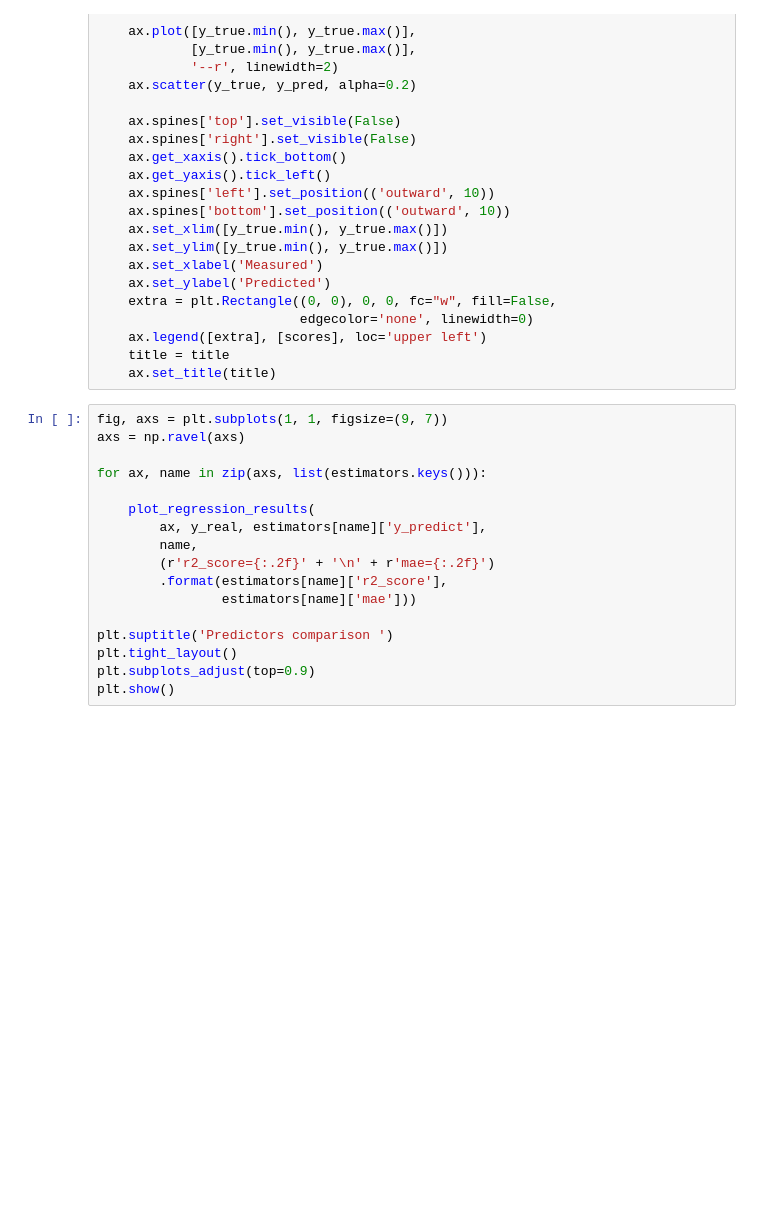
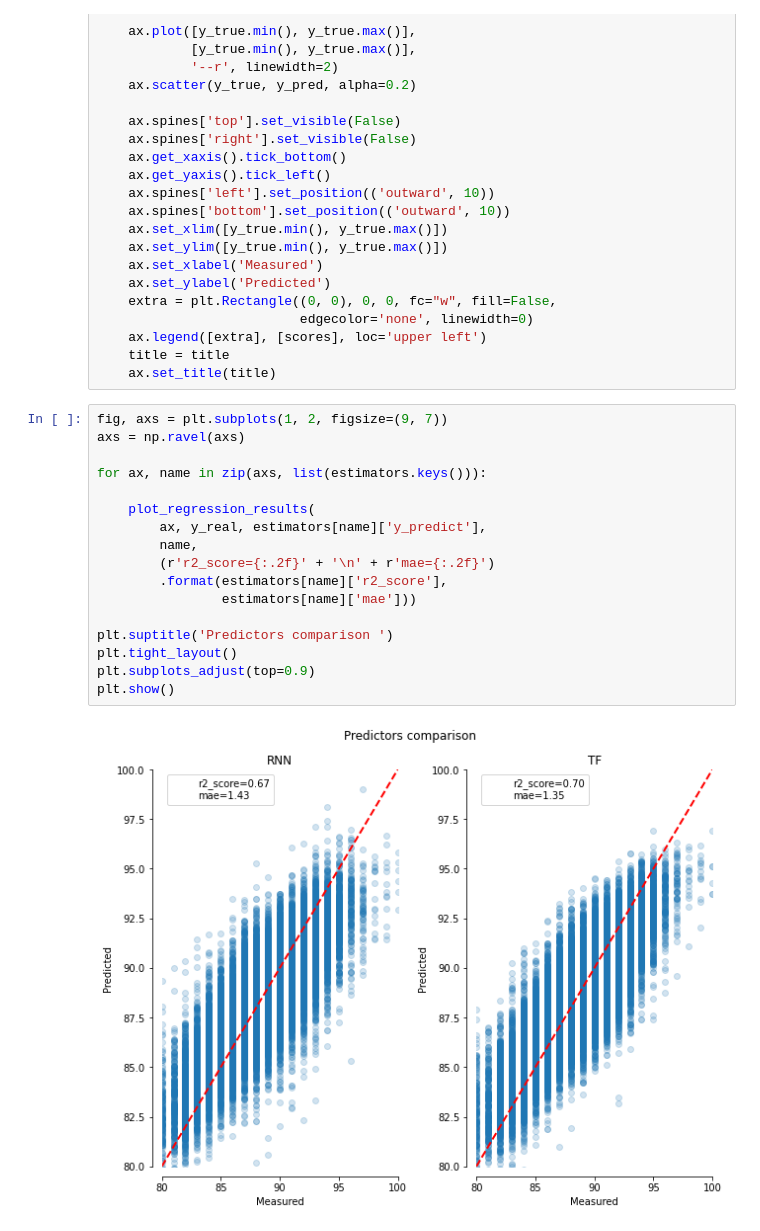
Before and after one commit to mateopolancecofficial/WineReviews, a Jupyter notebook: ANNComparison.ipynb, the cells around one changed output. Cells and saved outputs as stored; diff of their text form; blank space fills up the shorter version.

```diff
--- a/ANNComparison.ipynb
+++ b/ANNComparison.ipynb
@@ -443,19 +484,21 @@ def plot_regression_results(ax, y_true, y_pred, title, scores):
     title = title
     ax.set_title(title)
 # %%
-fig, axs = plt.subplots(1, 1, figsize=(9, 7))
+fig, axs = plt.subplots(1, 2, figsize=(9, 7))
 axs = np.ravel(axs)
 
 for ax, name in zip(axs, list(estimators.keys())):
 
     plot_regression_results(
         ax, y_real, estimators[name]['y_predict'],
         name,
         (r'r2_score={:.2f}' + '\n' + r'mae={:.2f}')
         .format(estimators[name]['r2_score'],
                 estimators[name]['mae']))
 
 plt.suptitle('Predictors comparison ')
 plt.tight_layout()
 plt.subplots_adjust(top=0.9)
 plt.show()
+# %% [output]
+[figure, added]
```
Also changed, not shown: parts of 10 cells of this notebook.
